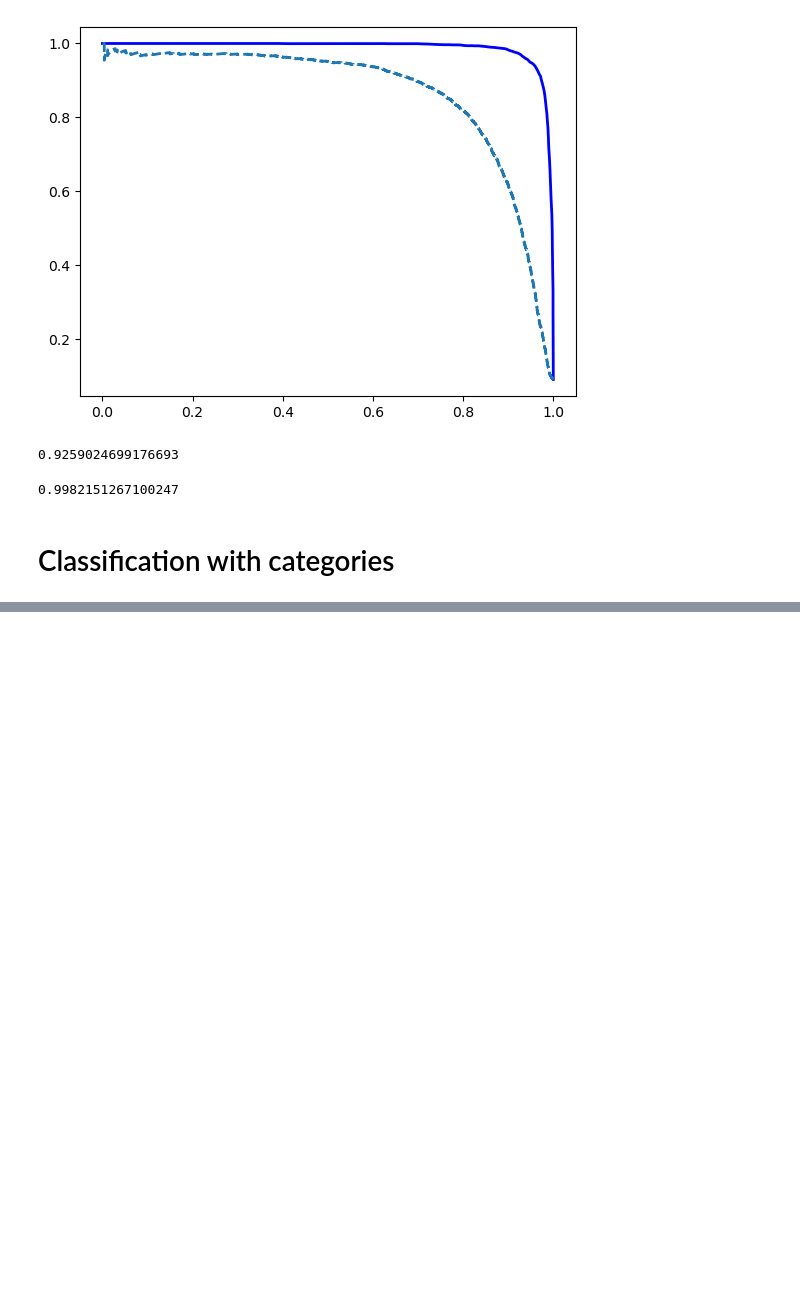
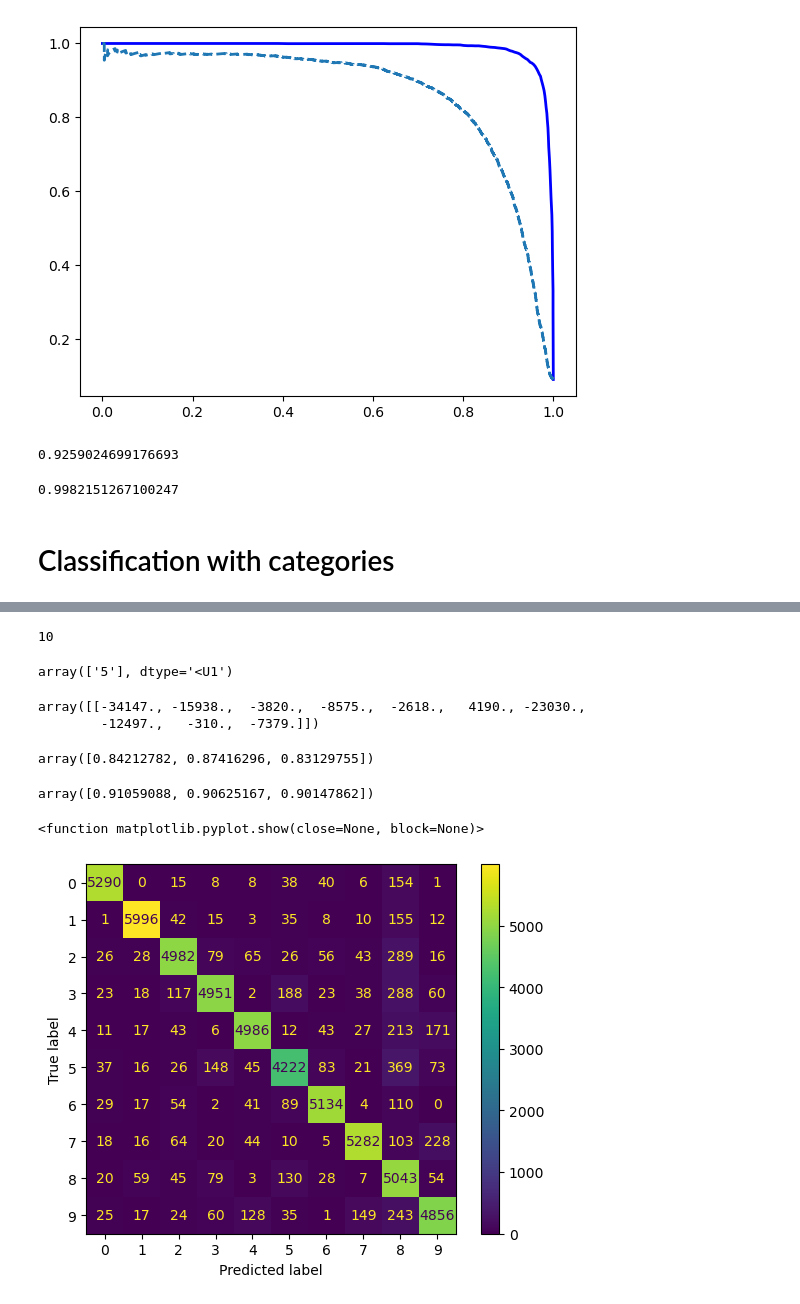
Before and after one commit to mailmezorro/handsOnMachineLearning, a Jupyter notebook: Chapter2_Mnist/mnist.ipynb, the cells around one changed output, grey strips where cells are left out. Cells and saved outputs as stored; diff of their text form; code cells hidden in the pictures; blank space fills up the shorter version.

Commit message:
ConfusionMatrix

```diff
--- a/Chapter2_Mnist/mnist.ipynb
+++ b/Chapter2_Mnist/mnist.ipynb
@@ -387,0 +427,35 @@ roc_auc_score(y_train_5, y_scores_forest)
+# %%
+len(ovr_clf.estimators_) # 10 classificators
+# %% [output]
+10
+# %%
+sgd_clf = SGDClassifier(random_state=42)
+sgd_clf.fit(X_train, y_train)
+sgd_clf.predict([X[11]])
+# %% [output]
+array(['5'], dtype='<U1')
+# %%
+sgd_clf.decision_function([X[11]]).round()
+# %% [output]
+array([[-34147., -15938.,  -3820.,  -8575.,  -2618.,   4190., -23030.,
+        -12497.,   -310.,  -7379.]])
+# %%
+cross_val_score(sgd_clf, X_train, y_train, cv=3, scoring="accuracy")
+# %% [output]
+array([0.84212782, 0.87416296, 0.83129755])
+# %%
+# Its getting better! Scale the in data!
+from sklearn.preprocessing import StandardScaler
+scaler = StandardScaler()
+X_train_scaled = scaler.fit_transform(X_train.astype("float64"))
+cross_val_score(sgd_clf, X_train_scaled, y_train, cv=3, scoring="accuracy")
+# %% [output]
+array([0.91059088, 0.90625167, 0.90147862])
+# %%
+from sklearn.metrics import ConfusionMatrixDisplay
+y_train_pred = cross_val_predict(sgd_clf, X_train_scaled, y_train, cv=3)
+ConfusionMatrixDisplay.from_predictions(y_train, y_train_pred) # not normalized
+plt.show
+# %% [output]
+<function matplotlib.pyplot.show(close=None, block=None)>
+[figure, added]
```
Also changed, not shown: parts of 9 cells of this notebook.
